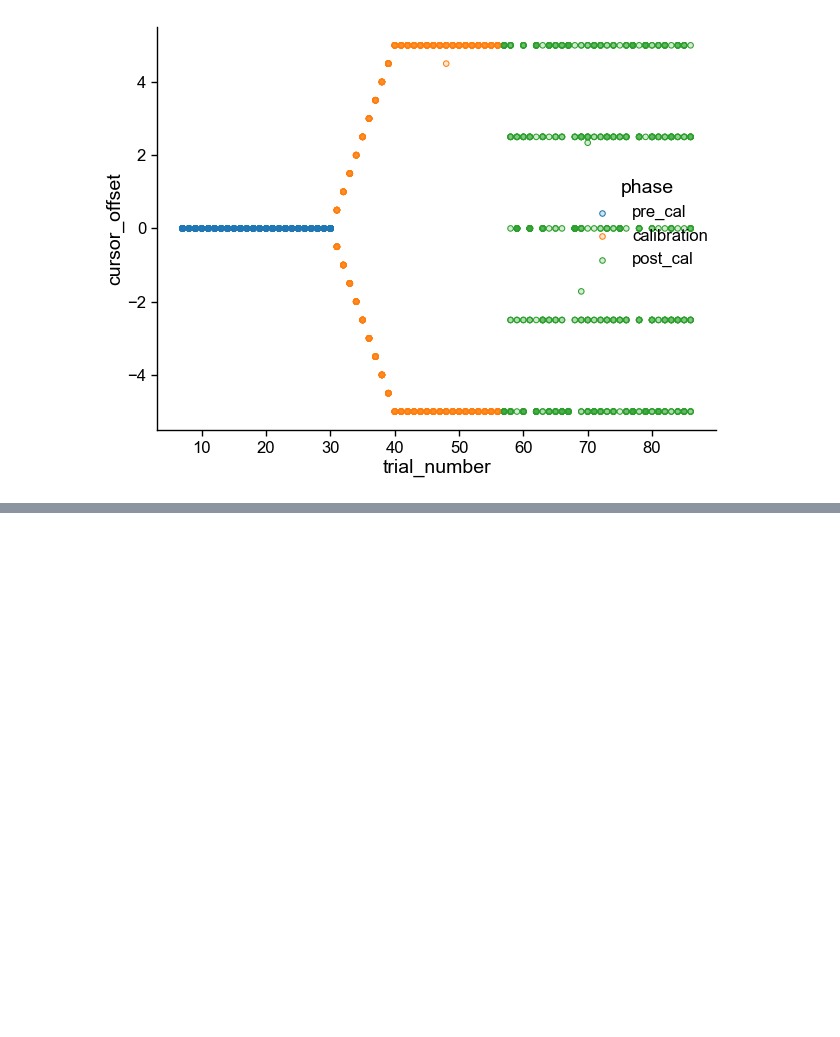
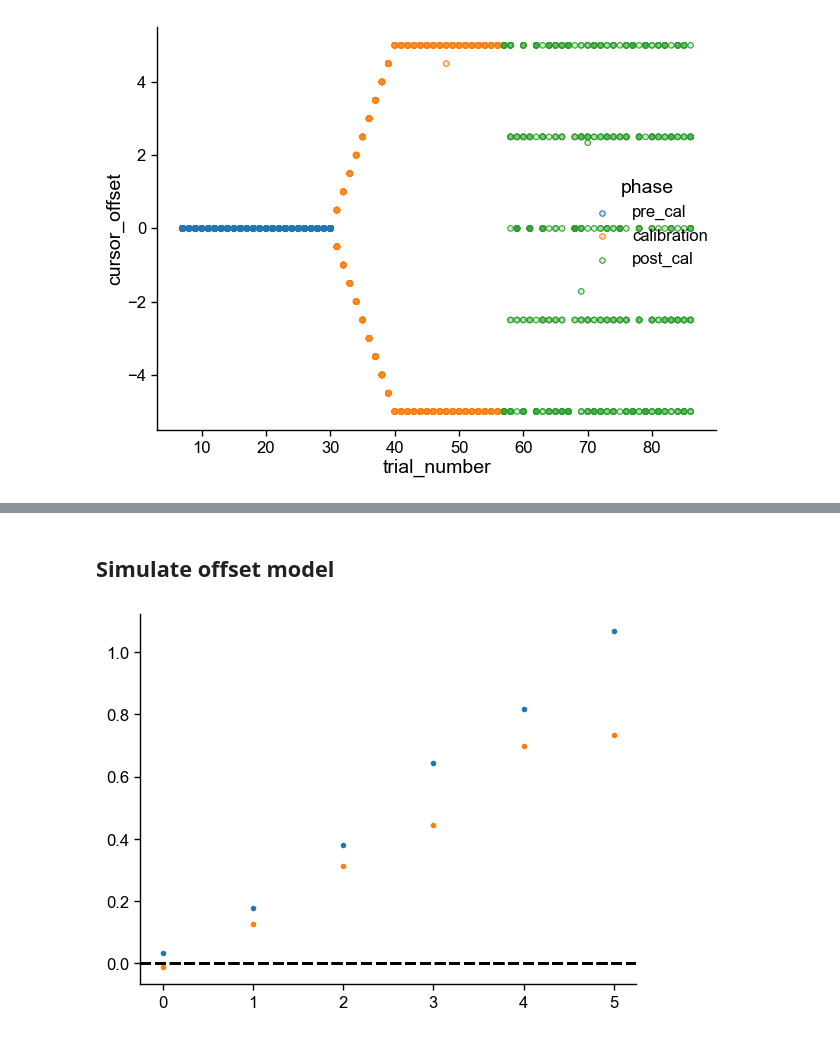
Before and after one commit to dominikstrb/cpp-proprioception, a Jupyter notebook: notebooks/CheckDataOffset.ipynb, the cells around one changed output, grey strips where cells are left out. Saved outputs shown, nothing was run; the diff lists cells and outputs as text; code cells hidden in the pictures; blank space fills up the shorter version.

```diff
--- a/notebooks/CheckDataOffset.ipynb
+++ b/notebooks/CheckDataOffset.ipynb
@@ -64,0 +66,40 @@ g.show()
+# %% [markdown]
+## Simulate offset model
+# %%
+from jax import random
+import jax.numpy as jnp
+
+from cppp.models.multisensory import SubjectiveBiasMultisensoryDelayModel
+
+dt = 1 / 18.18
+
+random_walk_std = 1.2
+action_variability = 0.3
+action_cost = 0.02
+sigma_prop = 7.
+sigma_vis = {"lo": 12., "hi": 15.}
+
+key = random.PRNGKey(0)
+for name, sigma in sigma_vis.items():
+    for bias in [0, 1, 2, 3, 4, 5]:
+
+        model = SubjectiveBiasMultisensoryDelayModel(
+                process_noise=random_walk_std,
+                sigmas=[sigma_prop, sigma],
+                action_variability=action_variability,
+                action_cost=action_cost,
+                dt=dt,
+                delays=[1, 2],
+                T=1000,
+            )
+
+        key, subkey = random.split(key)
+        x = model.simulate(
+            rng_key=subkey, n=100, x0=jnp.array([0.0, 0.0, bias] + [0.0] * 6),
+        )
+        error = jnp.mean((x[..., 1] - x[..., 0]))
+
+        plt.scatter(bias, error, color="C0" if name == "lo" else "C1")
+        plt.axhline(0, color="black", linestyle="--")
+# %% [output]
+[figure, added]
```
Also changed, not shown: parts of 2 cells of this notebook, 4 other files.
